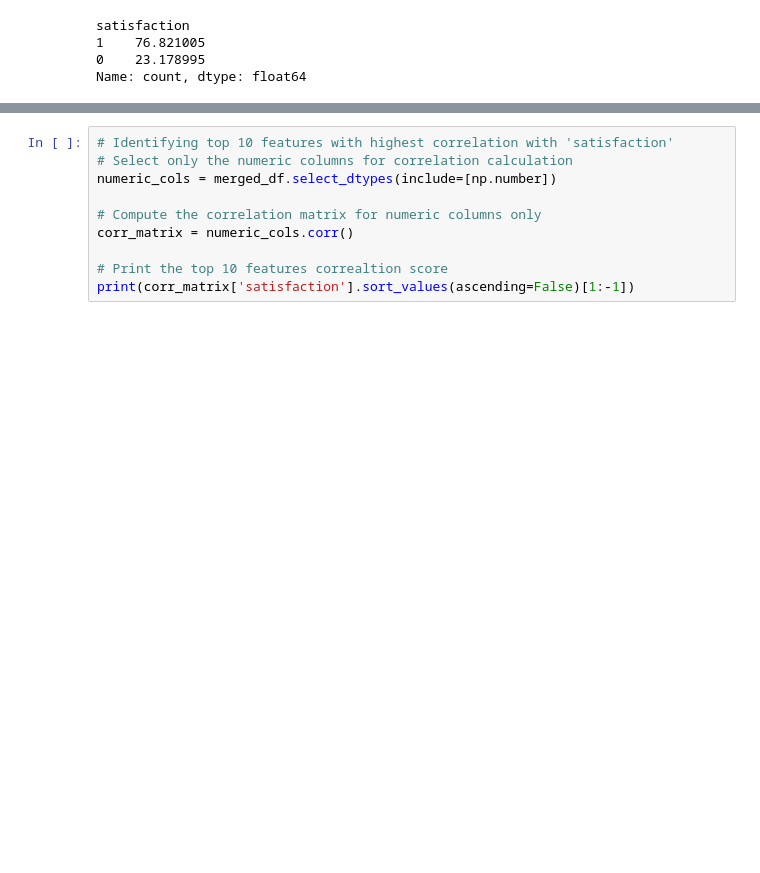
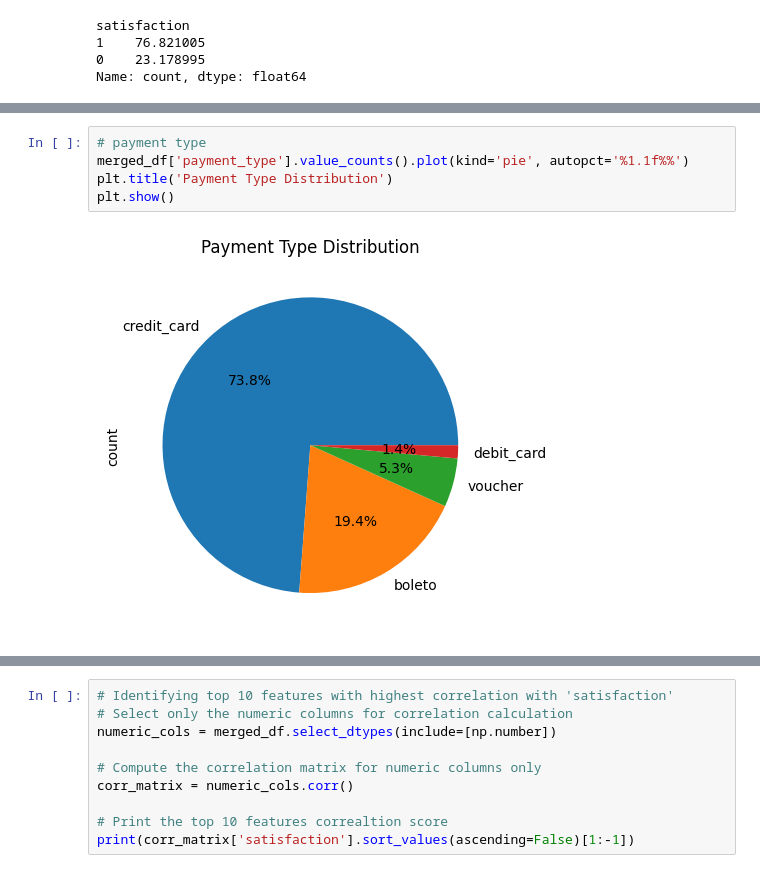
Before and after one commit to aryalkoshish/BDM2203_Final-Project, a Jupyter notebook: Project_Using_Power_BI_Sales.ipynb, the cells around one changed output, grey strips where cells are left out. Drawn from its saved outputs; the diff is of its cells as text; blank space fills up the shorter version.

```diff
--- a/Project_Using_Power_BI_Sales.ipynb
+++ b/Project_Using_Power_BI_Sales.ipynb
@@ -213,0 +259,7 @@ Name: count, dtype: float64
+# %%
+# payment type
+merged_df['payment_type'].value_counts().plot(kind='pie', autopct='%1.1f%%')
+plt.title('Payment Type Distribution')
+plt.show()
+# %% [output]
+[figure, added]
```
Also changed, not shown: parts of 7 cells of this notebook, 1 other file.
